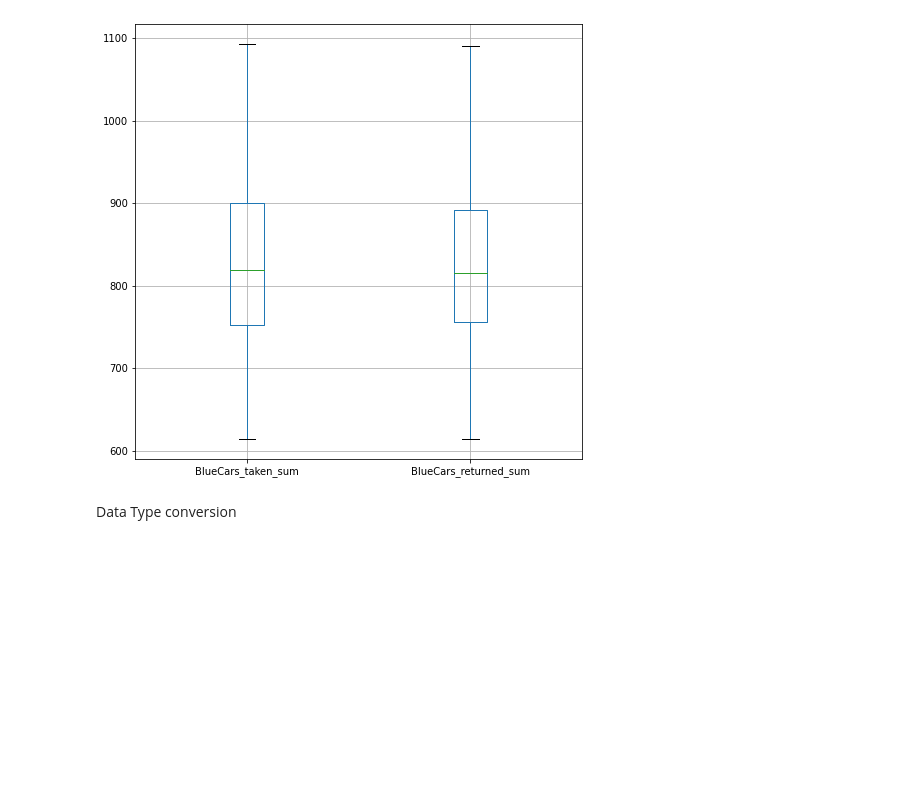
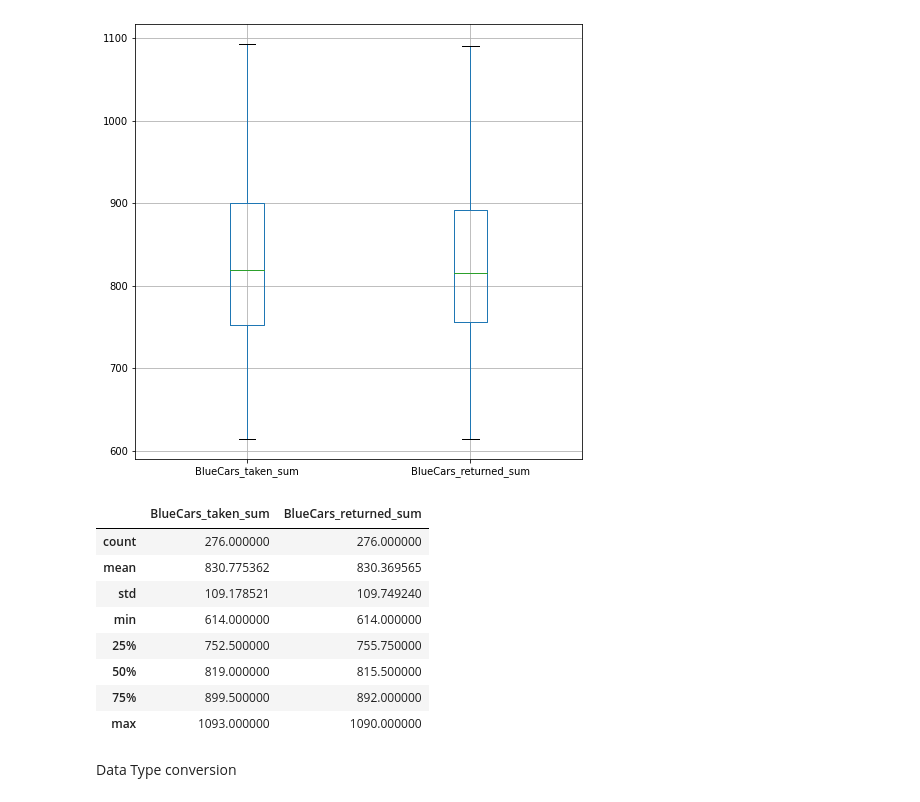
Before and after one commit to GeorgeKMaina/Autolib-Car-Analysis-and-Hypotheis-Testing, a Jupyter notebook: Autolib_Analysis.ipynb, the cells around one changed output. Drawn from its saved outputs; the diff is of its cells as text; code cells hidden in the pictures; blank space fills up the shorter version.

```diff
--- a/Autolib_Analysis.ipynb
+++ b/Autolib_Analysis.ipynb
@@ -263,6 +265,18 @@ numerical.boxplot(figsize=(8,8))
 plt.show()
 # %% [output]
 [figure]
+# %%
+df1[['BlueCars_taken_sum','BlueCars_returned_sum']].describe()
+# %% [output]
+|  | BlueCars_taken_sum | BlueCars_returned_sum |
+| count | 276.000000 | 276.000000 |
+| mean | 830.775362 | 830.369565 |
+| std | 109.178521 | 109.749240 |
+| min | 614.000000 | 614.000000 |
+| 25% | 752.500000 | 755.750000 |
+| 50% | 819.000000 | 815.500000 |
+| 75% | 899.500000 | 892.000000 |
+| max | 1093.000000 | 1090.000000 |
 # %% [markdown]
 Data Type conversion
 # %%
```
Also changed, not shown: parts of 6 cells of this notebook.
